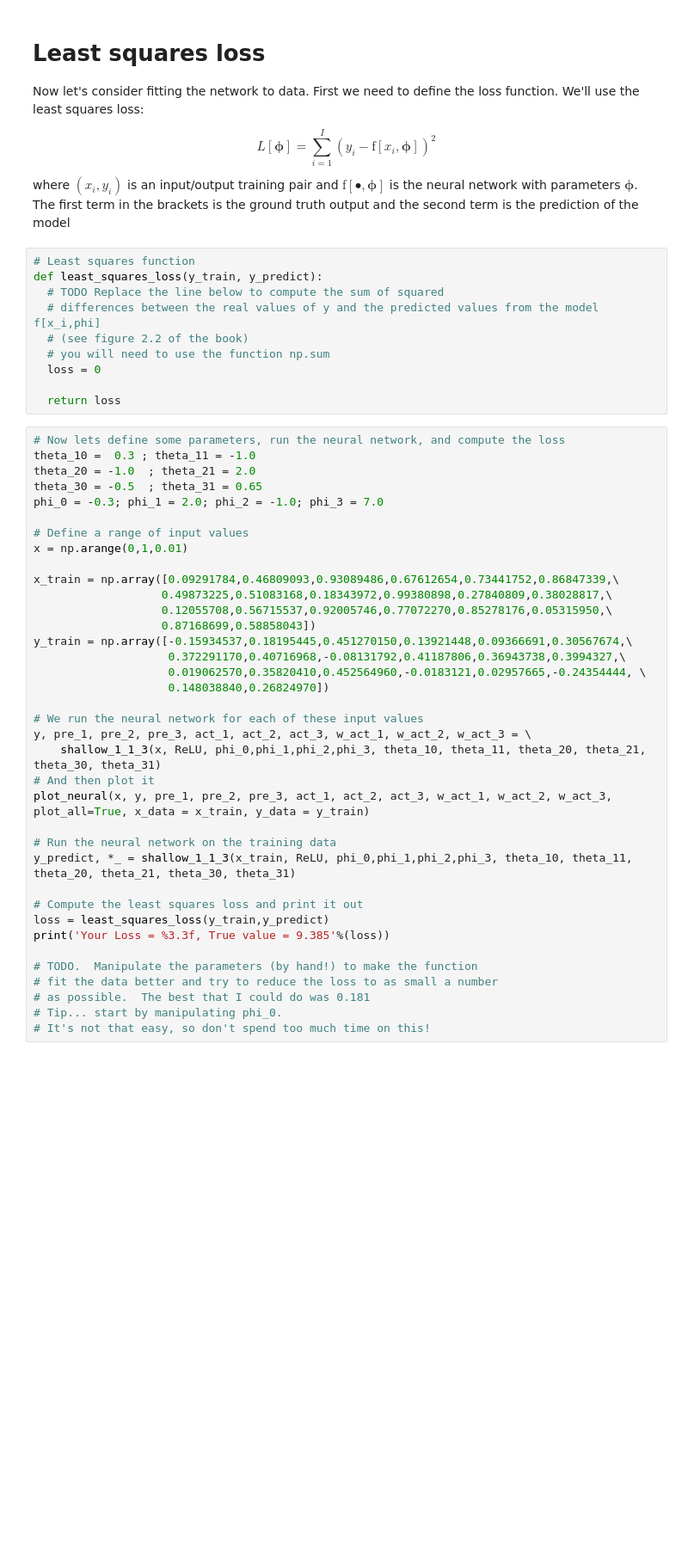
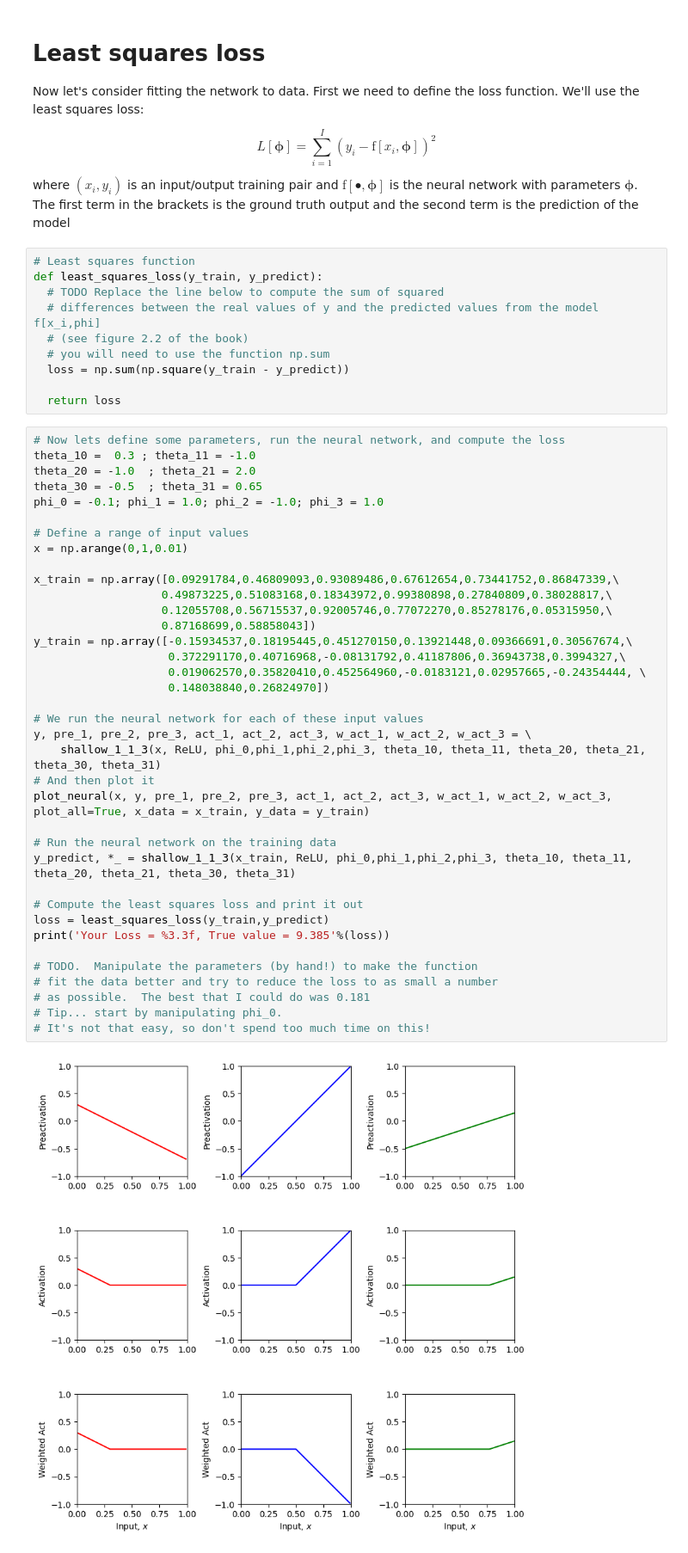
Before and after one commit to ShawnDhillon1/167-DL, a Jupyter notebook: assignment3.ipynb, the cells around one changed output. Shown at 86% size. Cells and saved outputs as stored; diff of their text form; blank space fills up the shorter version.

```diff
--- a/assignment3.ipynb
+++ b/assignment3.ipynb
@@ -187,7 +187,7 @@ def least_squares_loss(y_train, y_predict):
   # differences between the real values of y and the predicted values from the model f[x_i,phi]
   # (see figure 2.2 of the book)
   # you will need to use the function np.sum
-  loss = 0
+  loss = np.sum(np.square(y_train - y_predict))
 
   return loss
 # %%
@@ -195,35 +195,37 @@ def least_squares_loss(y_train, y_predict):
 theta_10 =  0.3 ; theta_11 = -1.0
 theta_20 = -1.0  ; theta_21 = 2.0
 theta_30 = -0.5  ; theta_31 = 0.65
-phi_0 = -0.3; phi_1 = 2.0; phi_2 = -1.0; phi_3 = 7.0
+phi_0 = -0.1; phi_1 = 1.0; phi_2 = -1.0; phi_3 = 1.0
 
 # Define a range of input values
 x = np.arange(0,1,0.01)
 
 x_train = np.array([0.09291784,0.46809093,0.93089486,0.67612654,0.73441752,0.86847339,\
                    0.49873225,0.51083168,0.18343972,0.99380898,0.27840809,0.38028817,\
                    0.12055708,0.56715537,0.92005746,0.77072270,0.85278176,0.05315950,\
                    0.87168699,0.58858043])
 y_train = np.array([-0.15934537,0.18195445,0.451270150,0.13921448,0.09366691,0.30567674,\
                     0.372291170,0.40716968,-0.08131792,0.41187806,0.36943738,0.3994327,\
                     0.019062570,0.35820410,0.452564960,-0.0183121,0.02957665,-0.24354444, \
                     0.148038840,0.26824970])
 
 # We run the neural network for each of these input values
 y, pre_1, pre_2, pre_3, act_1, act_2, act_3, w_act_1, w_act_2, w_act_3 = \
     shallow_1_1_3(x, ReLU, phi_0,phi_1,phi_2,phi_3, theta_10, theta_11, theta_20, theta_21, theta_30, theta_31)
 # And then plot it
 plot_neural(x, y, pre_1, pre_2, pre_3, act_1, act_2, act_3, w_act_1, w_act_2, w_act_3, plot_all=True, x_data = x_train, y_data = y_train)
 
 # Run the neural network on the training data
 y_predict, *_ = shallow_1_1_3(x_train, ReLU, phi_0,phi_1,phi_2,phi_3, theta_10, theta_11, theta_20, theta_21, theta_30, theta_31)
 
 # Compute the least squares loss and print it out
 loss = least_squares_loss(y_train,y_predict)
 print('Your Loss = %3.3f, True value = 9.385'%(loss))
 
 # TODO.  Manipulate the parameters (by hand!) to make the function
 # fit the data better and try to reduce the loss to as small a number
 # as possible.  The best that I could do was 0.181
 # Tip... start by manipulating phi_0.
 # It's not that easy, so don't spend too much time on this!
+# %% [output]
+[figure, added]
```
Also changed, not shown: parts of 1 cell of this notebook.
